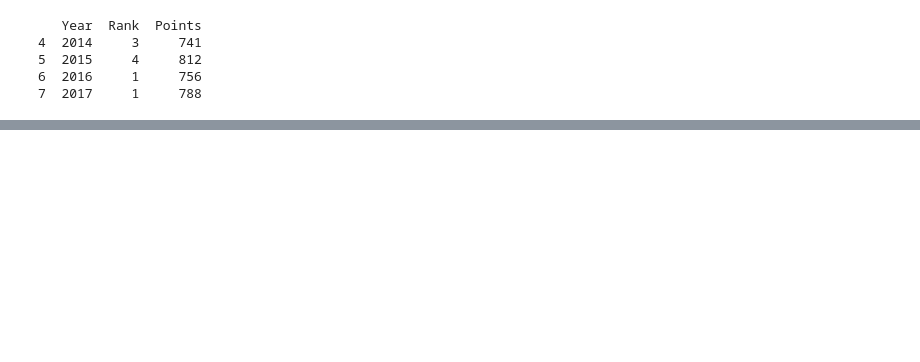
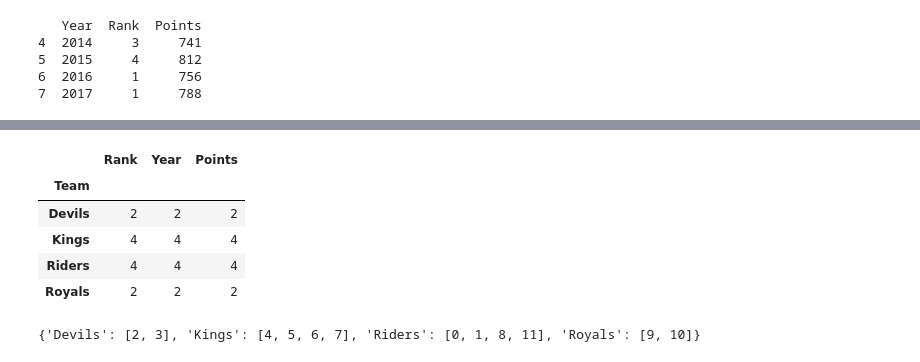
Before and after one commit to Lau-Jr/data-engineering-dump, a Jupyter notebook: data_eng_staffs.ipynb, the cells around one changed output, grey strips where cells are left out. Saved outputs shown, nothing was run; the diff lists cells and outputs as text; code cells hidden in the pictures; blank space fills up the shorter version.

```diff
--- a/data_eng_staffs.ipynb
+++ b/data_eng_staffs.ipynb
@@ -313,0 +355,13 @@ print(kings[['Year','Rank','Points']])
+# %%
+grouped.agg(np.size)   #checking the length of each group
+# %% [output]
+|  | Rank | Year | Points |
+| Team |  |  |  |
+| Devils | 2 | 2 | 2 |
+| Kings | 4 | 4 | 4 |
+| Riders | 4 | 4 | 4 |
+| Royals | 2 | 2 | 2 |
+# %%
+grouped.groups
+# %% [output]
+{'Devils': [2, 3], 'Kings': [4, 5, 6, 7], 'Riders': [0, 1, 8, 11], 'Royals': [9, 10]}
```
Also changed, not shown: parts of 10 cells of this notebook.
